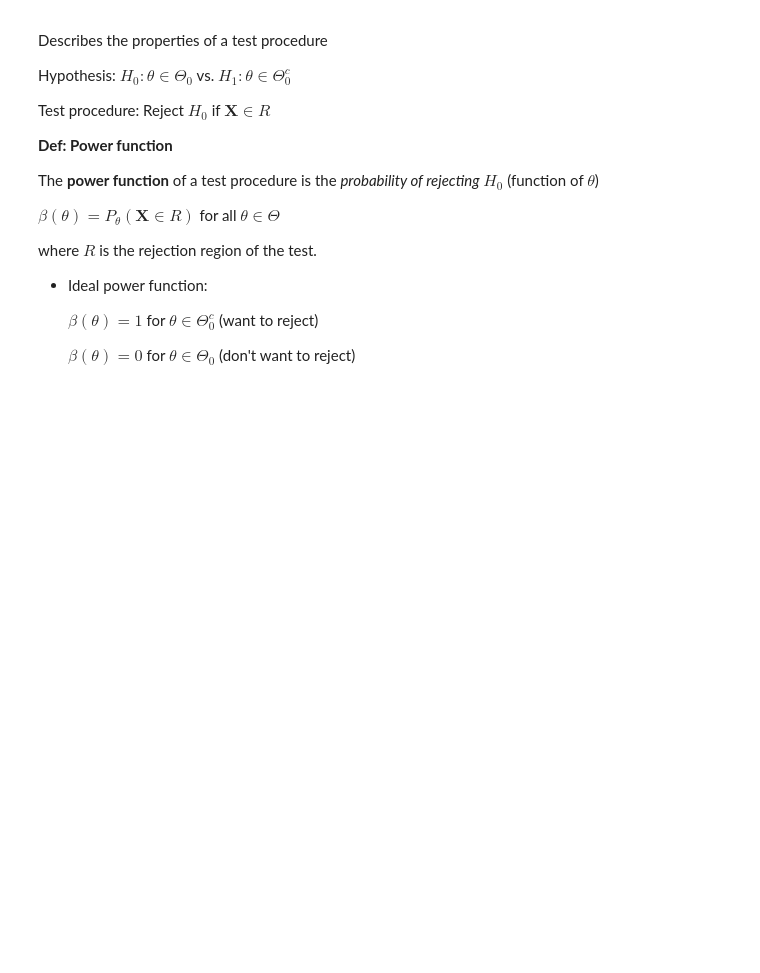
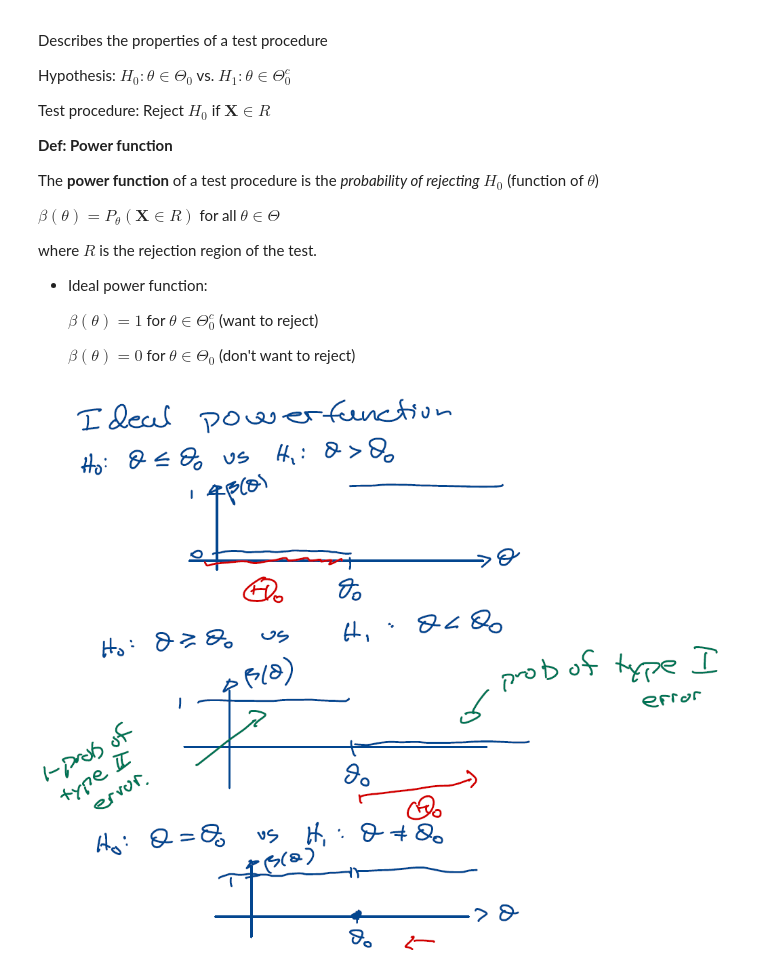
Before and after one commit to Thomson-Cui/Theoretical-Statistics-II, a Jupyter notebook: Chapter_08_02_Methods_of_Evaluating_Tests.ipynb, the cells around one changed output. Drawn from its saved outputs; the diff is of its cells as text; code cells hidden in the pictures; blank space fills up the shorter version.

```diff
--- a/Chapter_08_02_Methods_of_Evaluating_Tests.ipynb
+++ b/Chapter_08_02_Methods_of_Evaluating_Tests.ipynb
@@ -46,3 +46,8 @@ where $R$ is the rejection region of the test.
     $\beta(\theta)=1$ for $\theta\in\Theta^c_0$ (want to reject)
 
     $\beta(\theta)=0$ for $\theta\in\Theta_0$ (don't want to reject)
+# %%
+from IPython.display import Image
+Image(filename="Images\\Power_Function.png")
+# %% [output]
+[figure, added]
```
Also changed, not shown: parts of 13 cells of this notebook.
